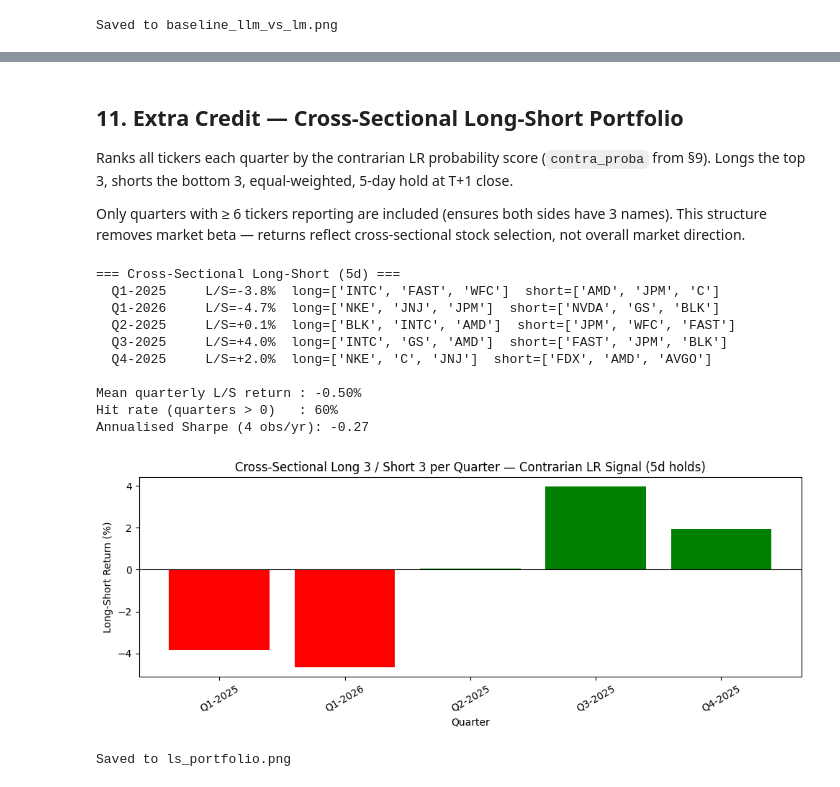
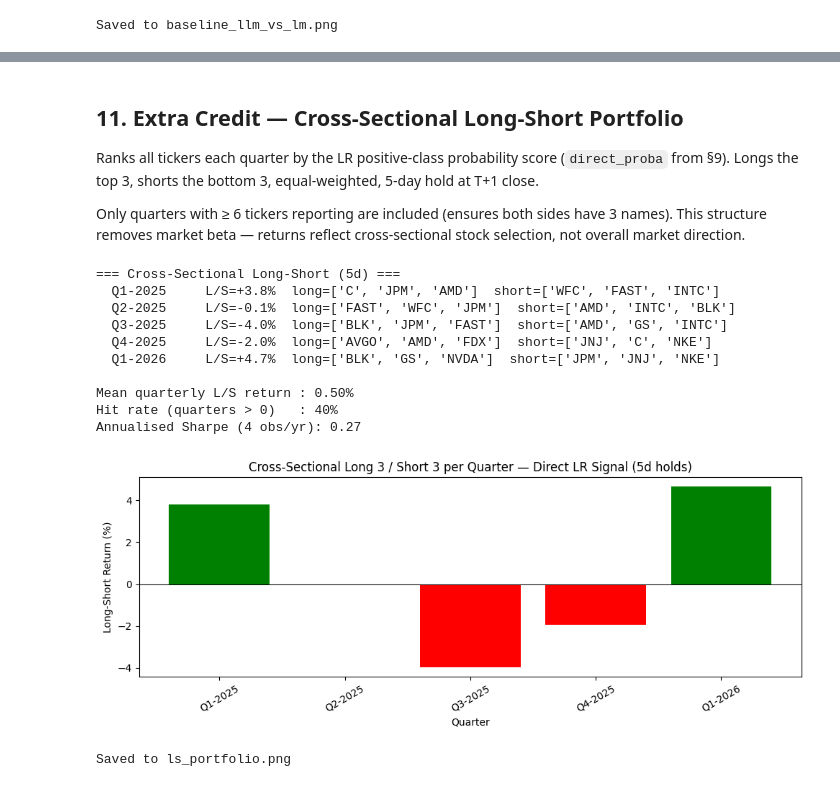
Before and after one commit to liny-r/nlp-transcript-assignment, a Jupyter notebook: Assignment_1_YueqiLin.ipynb, the cells around one changed output, grey strips where cells are left out. Cells and saved outputs as stored; diff of their text form; code cells hidden in the pictures.

```diff
--- a/Assignment_1_YueqiLin.ipynb
+++ b/Assignment_1_YueqiLin.ipynb
@@ -753,6 +749,8 @@ Validates both sentiment measures by comparing their distributions, agreement, a
 Scatter and histogram plots below confirm the LLM distribution is heavily right-skewed (spike near 0.85) while LM spreads across the full range.
 # %%
 # lm_model, lm_score, and lm_df were computed in §6b; lm_sentiment is already in `features`.
+import matplotlib.pyplot as plt
+
 merged = features.copy()
 
 spearman_corr = merged[['sentiment','lm_sentiment']].corr(method='spearman').iloc[0,1]
@@ -760,8 +758,12 @@ print(f"Spearman corr — LLM sentiment vs LM sentiment: {spearman_corr:.3f}")
 print(f"LLM sentiment  — mean {merged['sentiment'].mean():.3f},  std {merged['sentiment'].std():.3f}")
 print(f"LM  sentiment  — mean {merged['lm_sentiment'].mean():.3f},  std {merged['lm_sentiment'].std():.3f}")
 
-# IC comparison on test set
-_, test_lm = split_train_test(merged)
+# IC comparison on test set (self-contained split: first 5 calls per ticker train, rest test)
+N_TRAIN_PER_TICKER = 5
+tmp = merged.sort_values(['ticker', 'call_date']).copy()
+tmp['call_idx'] = tmp.groupby('ticker').cumcount()
+test_lm = tmp[tmp['call_idx'] >= N_TRAIN_PER_TICKER].copy()
+
 test_lm = test_lm.dropna(subset=['lm_sentiment', 'sentiment', 'fwd_excess_21d'])
 ic_lm  = test_lm[['lm_sentiment','fwd_excess_21d']].corr(method='spearman').iloc[0,1]
 ic_llm = test_lm[['sentiment','fwd_excess_21d']].corr(method='spearman').iloc[0,1]
@@ -803,8 +805,11 @@ The market likely prices in off-script probing within days of the call, not over
 Below: Spearman IC, and the most/least reactive calls across all 131 transcripts.
 PLTR (8 calls with no Q&A) is excluded throughout.
 # %%
-# Reactivity is already in `features` from §6; recompute the test split to include it.
-_, test_r = split_train_test(features)
+# Reactivity is already in `features` from §6; create the same split used later (first 5 calls per ticker train).
+N_TRAIN_PER_TICKER = 5
+_tmp = features.sort_values(['ticker', 'call_date']).copy()
+_tmp['call_idx'] = _tmp.groupby('ticker').cumcount()
+test_r = _tmp[_tmp['call_idx'] >= N_TRAIN_PER_TICKER].copy()
 
 # IC vs forward returns
 test_r_clean = test_r.dropna(subset=['reactivity', 'fwd_excess_21d'])
@@ -1232,10 +1419,8 @@ print(cv_df.head(8).to_string(index=False))
 lr13 = grid_search.best_estimator_
 
 lr13_signal     = pd.Series(lr13.predict(X_te13_s).astype(float), index=d_te13.index)
-contra13_signal = -lr13_signal
 
 r13_direct = backtest(d_te13, lr13_signal)
-r13_contra = backtest(d_te13, contra13_signal)
 
 print(f'\n=== Tuned 13-feat LogReg vs Baseline ({HORIZON}d) ===')
 print(f"{'Model':<32} {'n':>4} {'Hit%':>6} {'IC':>8} {'Sharpe':>8} {'W/L':>6}")
@@ -1243,7 +1428,6 @@ print('-' * 70)
 for name, r in [
     (f'Baseline 1-feat ({HORIZON}d)',           r_base),
     (f'Tuned 13-feat direct ({HORIZON}d)',      r13_direct),
-    (f'Tuned 13-feat contrarian ({HORIZON}d)',  r13_contra),
 ]:
     ic_s = f"{r['rank_IC']:+.3f}"
     wl_s = f"{r['win_loss_ratio']:.2f}" if not np.isnan(r['win_loss_ratio']) else '  NaN'
@@ -1253,10 +1437,9 @@ print(f'\nTuned LogReg coefficients (std-normalised, |coef| descending):')
 for feat, coef in sorted(zip(FEATS_13, lr13.coef_[0]), key=lambda x: -abs(x[1])):
     print(f'  {feat:<28}  {coef:+.3f}')
 
-# ── contra_proba — used by §11 cross-sectional portfolio ─────────────────────
 pos_idx = int(np.where(lr13.classes_ == 1.0)[0][0]) if 1.0 in lr13.classes_ else 1
 d_te13 = d_te13.copy()
-d_te13['contra_proba'] = 1 - lr13.predict_proba(X_te13_s)[:, pos_idx]
+d_te13['direct_proba'] = lr13.predict_proba(X_te13_s)[:, pos_idx]
 d_te = d_te13  # alias so §11 can reference d_te unchanged
 # %% [output]
 === Feature ICs (5d horizon, test set) ===
@@ -1361,18 +1635,18 @@ Grad Boost Clf contrarian              57  61.4%   +0.130   +0.847   0.86
 # %% [markdown]
 ## 11. Extra Credit — Cross-Sectional Long-Short Portfolio
 
-Ranks all tickers each quarter by the contrarian LR probability score (`contra_proba` from §9).
+Ranks all tickers each quarter by the LR positive-class probability score (`direct_proba` from §9).
 Longs the top 3, shorts the bottom 3, equal-weighted, 5-day hold at T+1 close.
 
 Only quarters with ≥ 6 tickers reporting are included (ensures both sides have 3 names).
 This structure removes market beta — returns reflect cross-sectional stock selection, not overall market direction.
 # %%
-# Rank all tickers each quarter by contrarian probability; long top-3, short bottom-3.
+# Rank all tickers each quarter by direct model probability; long top-3, short bottom-3.
 ls_rows = []
 for quarter, grp in d_te.dropna(subset=[RET_COL]).groupby('quarter'):
     if len(grp) < 6:
         continue
-    grp = grp.sort_values('contra_proba', ascending=False).reset_index(drop=True)
+    grp = grp.sort_values('direct_proba', ascending=False).reset_index(drop=True)
     longs  = grp.head(3)
     shorts = grp.tail(3)
     ls_ret = longs[RET_COL].mean() - shorts[RET_COL].mean()
@@ -1383,42 +1657,49 @@ for quarter, grp in d_te.dropna(subset=[RET_COL]).groupby('quarter'):
         'shorts': list(shorts['ticker']),
     })
 
-ls_df = pd.DataFrame(ls_rows).sort_values('quarter').reset_index(drop=True)
+ls_df = pd.DataFrame(ls_rows)
+
+# Chronological sort for labels like "Q3-2025"
+if not ls_df.empty:
+    q = ls_df['quarter'].str.extract(r'Q([1-4])-(\d{4})')
+    ls_df['q_num'] = q[0].astype(int)
+    ls_df['year'] = q[1].astype(int)
+    ls_df = ls_df.sort_values(['year', 'q_num']).reset_index(drop=True)
 
 print(f"=== Cross-Sectional Long-Short ({HORIZON}d) ===")
 for _, row in ls_df.iterrows():
     sign = '+' if row['ls_return'] > 0 else ''
     print(f"  {row['quarter']:10}  L/S={sign}{row['ls_return']*100:.1f}%"
           f"  long={row['longs']}  short={row['shorts']}")
 
 print(f"\nMean quarterly L/S return : {ls_df['ls_return'].mean()*100:.2f}%")
 print(f"Hit rate (quarters > 0)   : {(ls_df['ls_return'] > 0).mean()*100:.0f}%")
 ann_sharpe = ls_df['ls_return'].mean() / (ls_df['ls_return'].std() + 1e-9) * np.sqrt(4)
 print(f"Annualised Sharpe (4 obs/yr): {ann_sharpe:.2f}")
 
 # Bar chart
 fig, ax = plt.subplots(figsize=(10, 4))
 colors = ['green' if r > 0 else 'red' for r in ls_df['ls_return']]
 ax.bar(ls_df['quarter'], ls_df['ls_return'] * 100, color=colors)
 ax.axhline(0, color='black', linewidth=0.8)
 ax.set_xlabel('Quarter')
 ax.set_ylabel('Long-Short Return (%)')
-ax.set_title(f'Cross-Sectional Long 3 / Short 3 per Quarter — Contrarian LR Signal ({HORIZON}d holds)')
+ax.set_title(f'Cross-Sectional Long 3 / Short 3 per Quarter — Direct LR Signal ({HORIZON}d holds)')
 plt.xticks(rotation=30)
 fig.tight_layout()
 plt.savefig('ls_portfolio.png', dpi=150)
 plt.show()
 print('Saved to ls_portfolio.png')
 # %% [output]
 === Cross-Sectional Long-Short (5d) ===
-  Q1-2025     L/S=-3.8%  long=['INTC', 'FAST', 'WFC']  short=['AMD', 'JPM', 'C']
-  Q1-2026     L/S=-4.7%  long=['NKE', 'JNJ', 'JPM']  short=['NVDA', 'GS', 'BLK']
-  Q2-2025     L/S=+0.1%  long=['BLK', 'INTC', 'AMD']  short=['JPM', 'WFC', 'FAST']
-  Q3-2025     L/S=+4.0%  long=['INTC', 'GS', 'AMD']  short=['FAST', 'JPM', 'BLK']
-  Q4-2025     L/S=+2.0%  long=['NKE', 'C', 'JNJ']  short=['FDX', 'AMD', 'AVGO']
+  Q1-2025     L/S=+3.8%  long=['C', 'JPM', 'AMD']  short=['WFC', 'FAST', 'INTC']
+  Q2-2025     L/S=-0.1%  long=['FAST', 'WFC', 'JPM']  short=['AMD', 'INTC', 'BLK']
+  Q3-2025     L/S=-4.0%  long=['BLK', 'JPM', 'FAST']  short=['AMD', 'GS', 'INTC']
+  Q4-2025     L/S=-2.0%  long=['AVGO', 'AMD', 'FDX']  short=['JNJ', 'C', 'NKE']
+  Q1-2026     L/S=+4.7%  long=['BLK', 'GS', 'NVDA']  short=['JPM', 'JNJ', 'NKE']
 
-Mean quarterly L/S return : -0.50%
-Hit rate (quarters > 0)   : 60%
-Annualised Sharpe (4 obs/yr): -0.27
+Mean quarterly L/S return : 0.50%
+Hit rate (quarters > 0)   : 40%
+Annualised Sharpe (4 obs/yr): 0.27
-[figure, old version]
+[figure, new version]
 Saved to ls_portfolio.png
```
Also changed, not shown: parts of 19 cells of this notebook, 4 other files.
